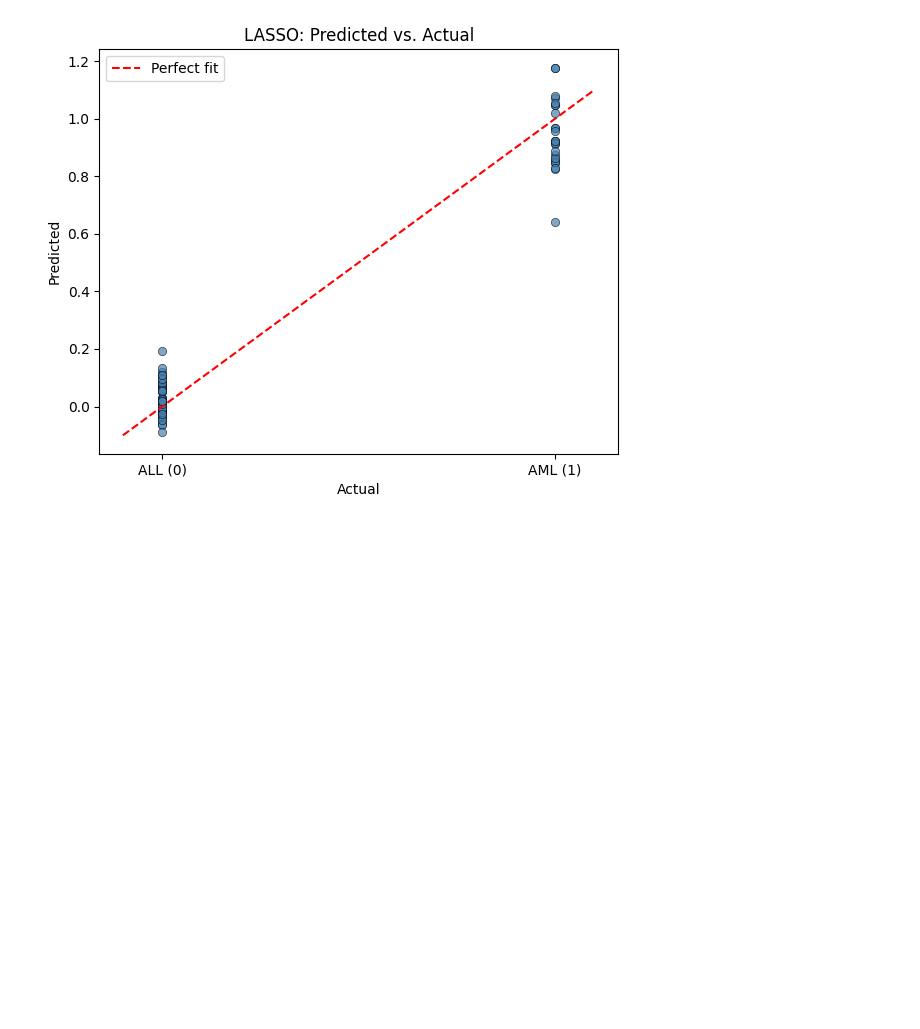
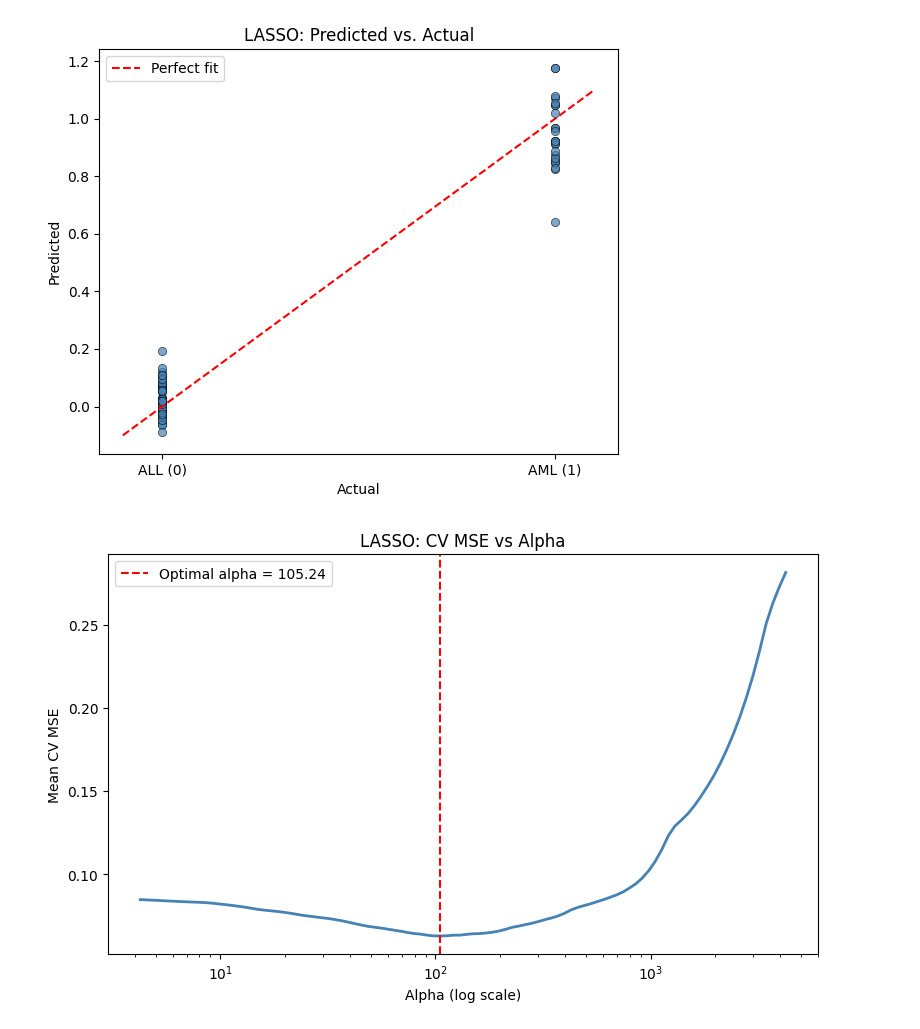
Before and after one commit to alibpowell/undergrad_ml_assignments, a Jupyter notebook: genomics_lab.ipynb, the cells around one changed output. Cells and saved outputs as stored; diff of their text form; code cells hidden in the pictures; blank space fills up the shorter version.

```diff
--- a/genomics_lab.ipynb
+++ b/genomics_lab.ipynb
@@ -160,3 +162,21 @@ Selected genes:
  'Y00787_s_at' 'Z19554_s_at' 'X56681_s_at' 'HG2887-HT3031_at'
  'M33600_f_at']
 [figure]
+# %%
+# 5
+
+alphas = lasso.alphas_
+mse_path = lasso.mse_path_.mean(axis=1)
+
+plt.figure(figsize=(8, 5))
+plt.plot(alphas, mse_path, color='steelblue', lw=2)
+plt.axvline(lasso.alpha_, color='red', linestyle='--', label=f'Optimal alpha = {lasso.alpha_:.2f}')
+plt.xscale('log')
+plt.xlabel('Alpha (log scale)')
+plt.ylabel('Mean CV MSE')
+plt.title('LASSO: CV MSE vs Alpha')
+plt.legend()
+plt.tight_layout()
+plt.show()
+# %% [output]
+[figure, added]
```
Also changed, not shown: parts of 7 cells of this notebook.
